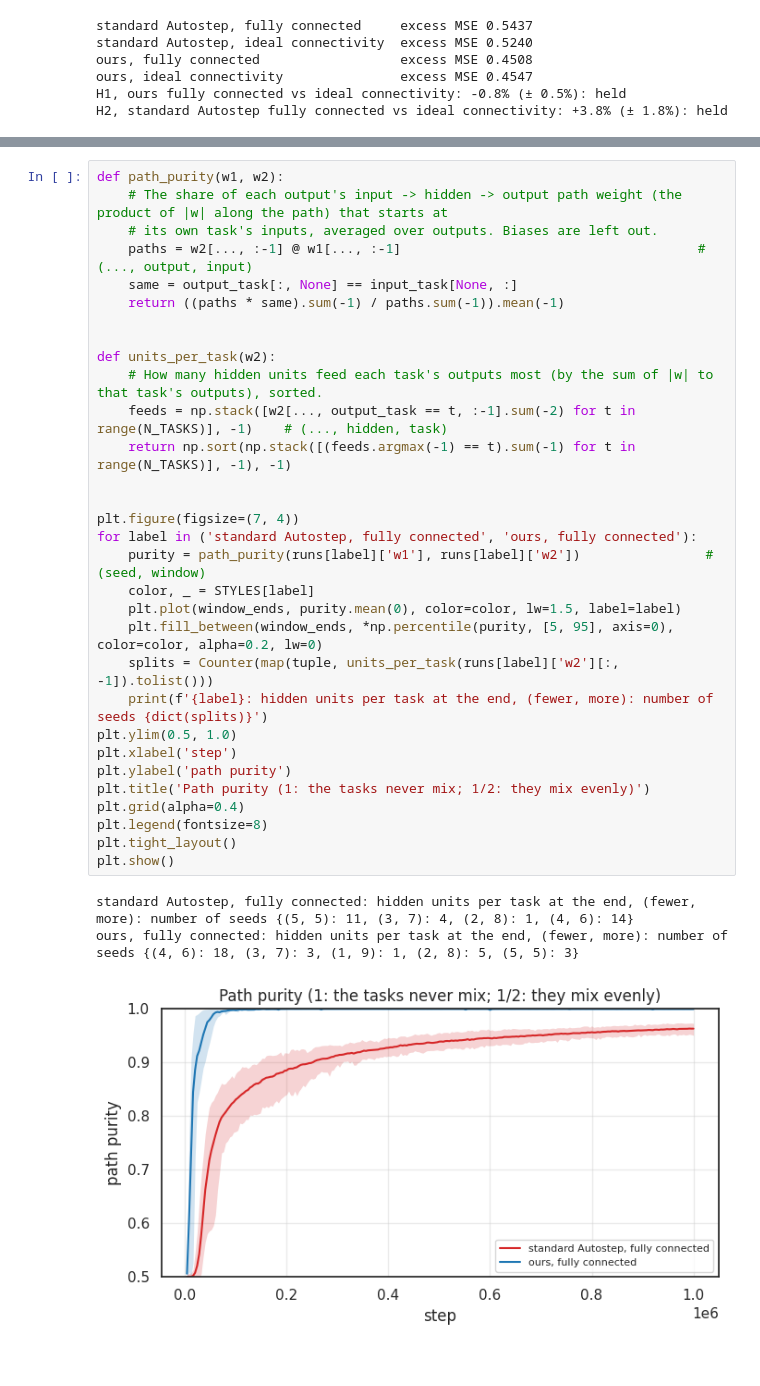
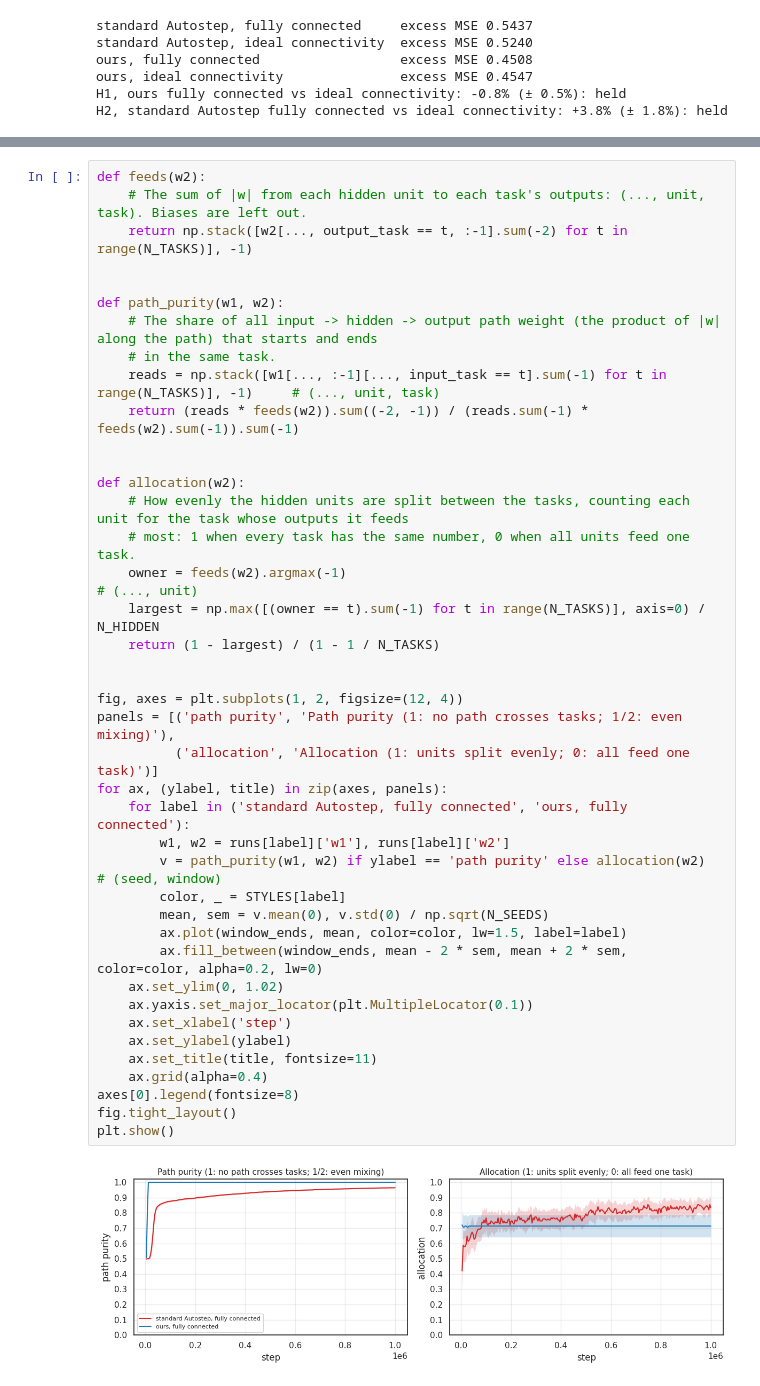
Before and after one commit to ejmejm/phd_research, a Jupyter notebook: phd/sandbox/network_autostep/04_fully_connected.ipynb, the cells around one changed output, grey strips where cells are left out. Drawn from its saved outputs; the diff is of its cells as text.

```diff
--- a/phd/sandbox/network_autostep/04_fully_connected.ipynb
+++ b/phd/sandbox/network_autostep/04_fully_connected.ipynb
@@ -267,38 +266,46 @@ shaded), and how the hidden units split between the tasks at the end.
 # %%
-def path_purity(w1, w2):
-    # The share of each output's input -> hidden -> output path weight (the product of |w| along the path) that starts at
-    # its own task's inputs, averaged over outputs. Biases are left out.
-    paths = w2[..., :-1] @ w1[..., :-1]                                      # (..., output, input)
-    same = output_task[:, None] == input_task[None, :]
-    return ((paths * same).sum(-1) / paths.sum(-1)).mean(-1)
+def feeds(w2):
+    # The sum of |w| from each hidden unit to each task's outputs: (..., unit, task). Biases are left out.
+    return np.stack([w2[..., output_task == t, :-1].sum(-2) for t in range(N_TASKS)], -1)
 
 
-def units_per_task(w2):
-    # How many hidden units feed each task's outputs most (by the sum of |w| to that task's outputs), sorted.
-    feeds = np.stack([w2[..., output_task == t, :-1].sum(-2) for t in range(N_TASKS)], -1)    # (..., hidden, task)
-    return np.sort(np.stack([(feeds.argmax(-1) == t).sum(-1) for t in range(N_TASKS)], -1), -1)
+def path_purity(w1, w2):
+    # The share of all input -> hidden -> output path weight (the product of |w| along the path) that starts and ends
+    # in the same task.
+    reads = np.stack([w1[..., :-1][..., input_task == t].sum(-1) for t in range(N_TASKS)], -1)     # (..., unit, task)
+    return (reads * feeds(w2)).sum((-2, -1)) / (reads.sum(-1) * feeds(w2).sum(-1)).sum(-1)
 
 
-plt.figure(figsize=(7, 4))
-for label in ('standard Autostep, fully connected', 'ours, fully connected'):
-    purity = path_purity(runs[label]['w1'], runs[label]['w2'])                # (seed, window)
-    color, _ = STYLES[label]
-    plt.plot(window_ends, purity.mean(0), color=color, lw=1.5, label=label)
-    plt.fill_between(window_ends, *np.percentile(purity, [5, 95], axis=0), color=color, alpha=0.2, lw=0)
-    splits = Counter(map(tuple, units_per_task(runs[label]['w2'][:, -1]).tolist()))
-    print(f'{label}: hidden units per task at the end, (fewer, more): number of seeds {dict(splits)}')
-plt.ylim(0.5, 1.0)
-plt.xlabel('step')
-plt.ylabel('path purity')
-plt.title('Path purity (1: the tasks never mix; 1/2: they mix evenly)')
-plt.grid(alpha=0.4)
-plt.legend(fontsize=8)
-plt.tight_layout()
+def allocation(w2):
+    # How evenly the hidden units are split between the tasks, counting each unit for the task whose outputs it feeds
+    # most: 1 when every task has the same number, 0 when all units feed one task.
+    owner = feeds(w2).argmax(-1)                                                                   # (..., unit)
+    largest = np.max([(owner == t).sum(-1) for t in range(N_TASKS)], axis=0) / N_HIDDEN
+    return (1 - largest) / (1 - 1 / N_TASKS)
+
+
+fig, axes = plt.subplots(1, 2, figsize=(12, 4))
+panels = [('path purity', 'Path purity (1: no path crosses tasks; 1/2: even mixing)'),
+          ('allocation', 'Allocation (1: units split evenly; 0: all feed one task)')]
+for ax, (ylabel, title) in zip(axes, panels):
+    for label in ('standard Autostep, fully connected', 'ours, fully connected'):
+        w1, w2 = runs[label]['w1'], runs[label]['w2']
+        v = path_purity(w1, w2) if ylabel == 'path purity' else allocation(w2)                     # (seed, window)
+        color, _ = STYLES[label]
+        mean, sem = v.mean(0), v.std(0) / np.sqrt(N_SEEDS)
+        ax.plot(window_ends, mean, color=color, lw=1.5, label=label)
+        ax.fill_between(window_ends, mean - 2 * sem, mean + 2 * sem, color=color, alpha=0.2, lw=0)
+    ax.set_ylim(0, 1.02)
+    ax.yaxis.set_major_locator(plt.MultipleLocator(0.1))
+    ax.set_xlabel('step')
+    ax.set_ylabel(ylabel)
+    ax.set_title(title, fontsize=11)
+    ax.grid(alpha=0.4)
+axes[0].legend(fontsize=8)
+fig.tight_layout()
 plt.show()
 # %% [output]
-standard Autostep, fully connected: hidden units per task at the end, (fewer, more): number of seeds {(5, 5): 11, (3, 7): 4, (2, 8): 1, (4, 6): 14}
-ours, fully connected: hidden units per task at the end, (fewer, more): number of seeds {(4, 6): 18, (3, 7): 3, (1, 9): 1, (2, 8): 5, (5, 5): 3}
-[figure, old version]
+[figure, new version]
 # %% [markdown]
 ## Results
 
```
Also changed, not shown: parts of 4 cells of this notebook.
